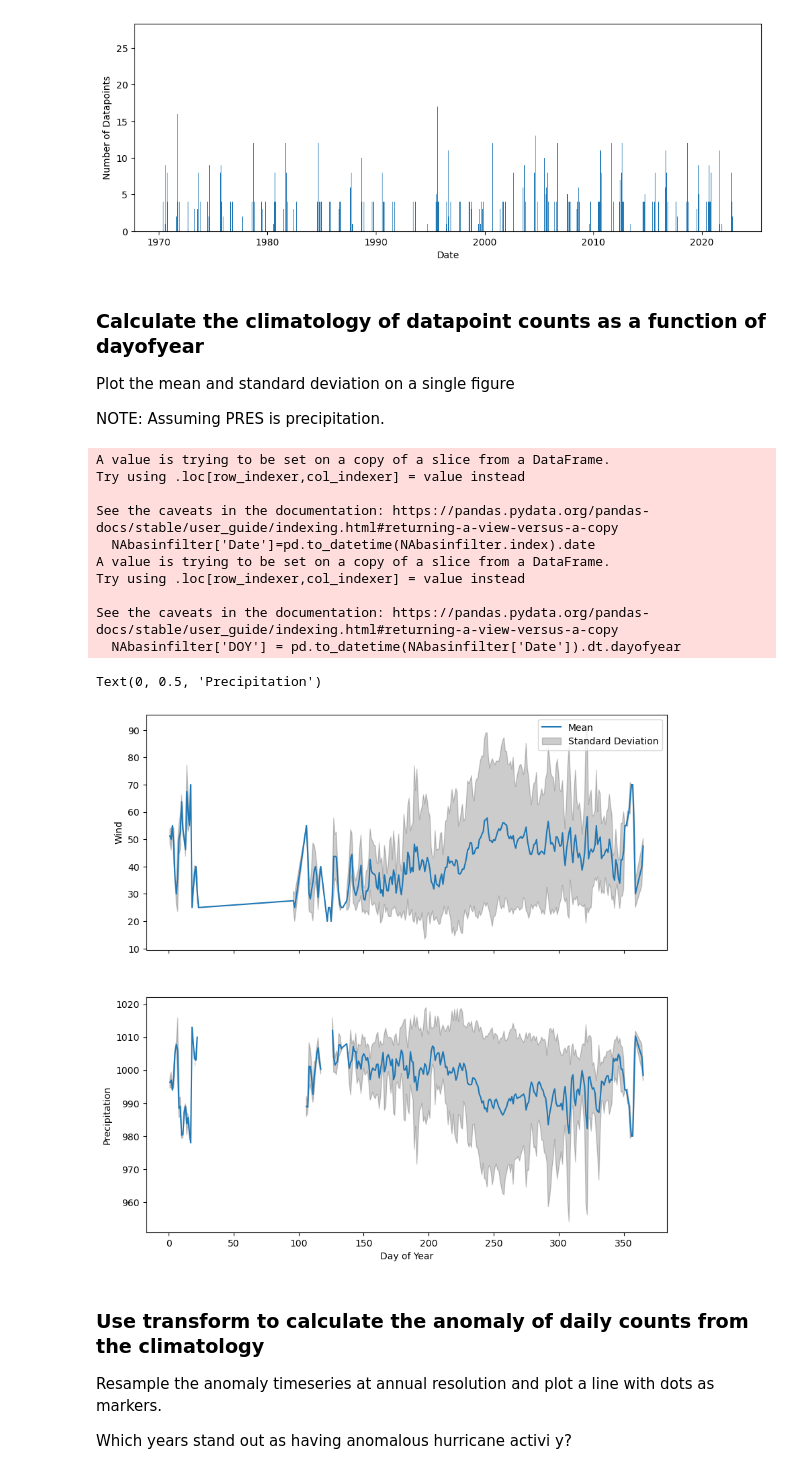
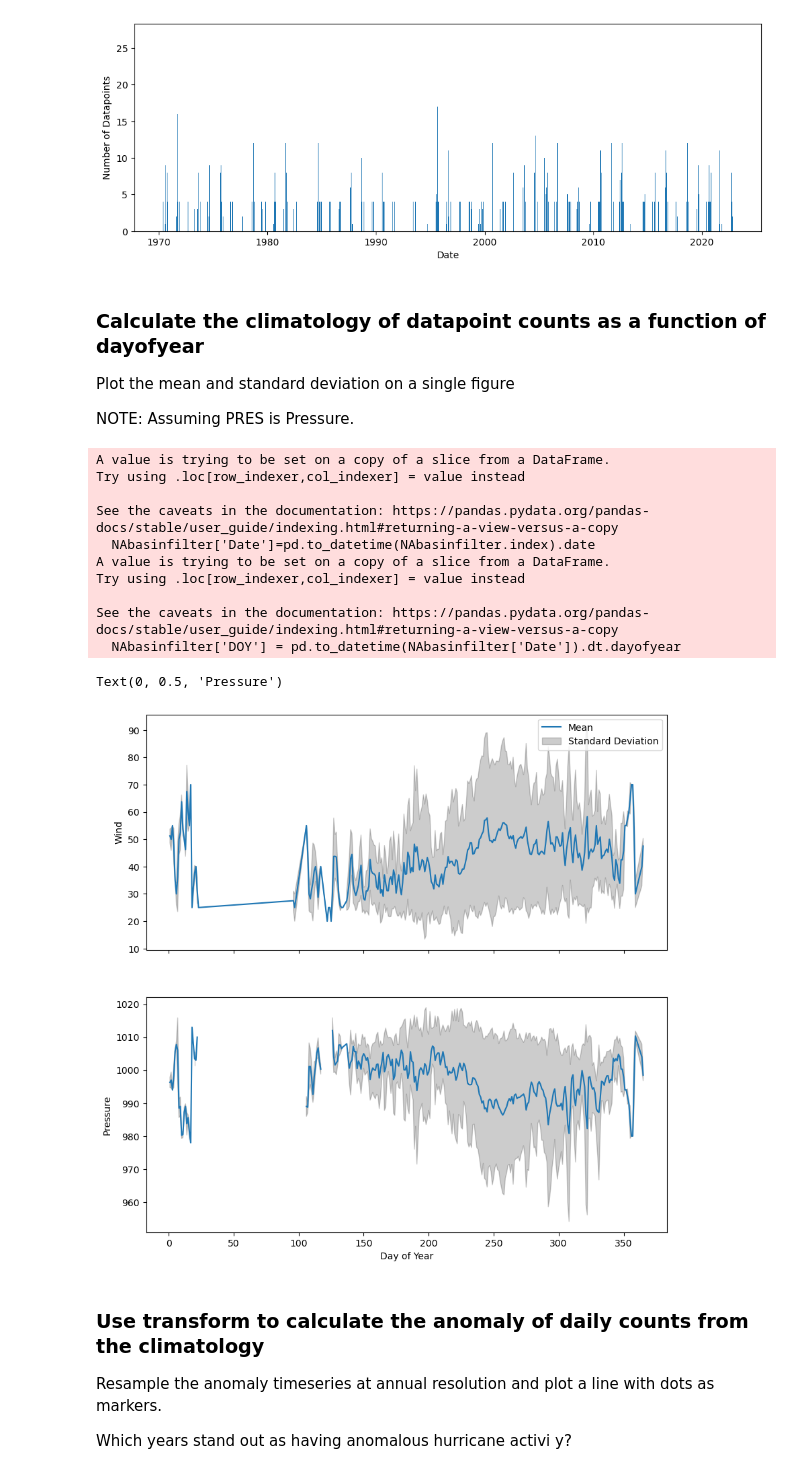
Before and after one commit to wjdaniel/GR6901-EESC, a Jupyter notebook: Assignment_6/Assignment_6_answers.ipynb, the cells around one changed output. Saved outputs shown, nothing was run; the diff lists cells and outputs as text; code cells hidden in the pictures.

```diff
--- a/Assignment_6/Assignment_6_answers.ipynb
+++ b/Assignment_6/Assignment_6_answers.ipynb
@@ -225,39 +225,39 @@ Text(0, 0.5, 'Number of Datapoints')
 Plot the mean and standard deviation on a single figure
 
 
-NOTE: Assuming PRES is precipitation.
+NOTE: Assuming PRES is Pressure.
 # %%
 
 NAbasinfilter['Date']=pd.to_datetime(NAbasinfilter.index).date
 NAbasinfilter['DOY'] = pd.to_datetime(NAbasinfilter['Date']).dt.dayofyear
 
 fig,(ax1,ax2)=plt.subplots(2,1,figsize=(10,10),sharex=True)
 calc=NAbasinfilter.groupby('DOY').agg({'WIND':[np.mean,np.std],'PRES':[np.mean,np.std]})
 
 ax1.plot(calc.index,calc['WIND']['mean'],label='Mean')
 ax1.fill_between(calc.index,calc['WIND']['mean']+calc['WIND']['std'],calc['WIND']['mean']-calc['WIND']['std'], color='black', alpha=.2,label='Standard Deviation')
 ax1.legend()
 
 ax1.set_ylabel('Wind')
 ax2.set_xlabel('Day of Year')
 
 ax2.plot(calc.index,calc['PRES']['mean'],label='Mean')
 ax2.fill_between(calc.index,calc['PRES']['mean']+calc['PRES']['std'],calc['PRES']['mean']-calc['PRES']['std'], color='black', alpha=.2,label='Standard Deviation')
 
-ax2.set_ylabel('Precipitation')
+ax2.set_ylabel('Pressure')
 # %% [output]
 A value is trying to be set on a copy of a slice from a DataFrame.
 Try using .loc[row_indexer,col_indexer] = value instead
 
 See the caveats in the documentation: https://pandas.pydata.org/pandas-docs/stable/user_guide/indexing.html#returning-a-view-versus-a-copy
   NAbasinfilter['Date']=pd.to_datetime(NAbasinfilter.index).date
 A value is trying to be set on a copy of a slice from a DataFrame.
 Try using .loc[row_indexer,col_indexer] = value instead
 
 See the caveats in the documentation: https://pandas.pydata.org/pandas-docs/stable/user_guide/indexing.html#returning-a-view-versus-a-copy
   NAbasinfilter['DOY'] = pd.to_datetime(NAbasinfilter['Date']).dt.dayofyear
-Text(0, 0.5, 'Precipitation')
+Text(0, 0.5, 'Pressure')
-[figure, old version]
+[figure, new version]
 # %% [markdown]
 ### Use transform to calculate the anomaly of daily counts from the climatology
 Resample the anomaly timeseries at annual resolution and plot a line with dots as markers.
```
